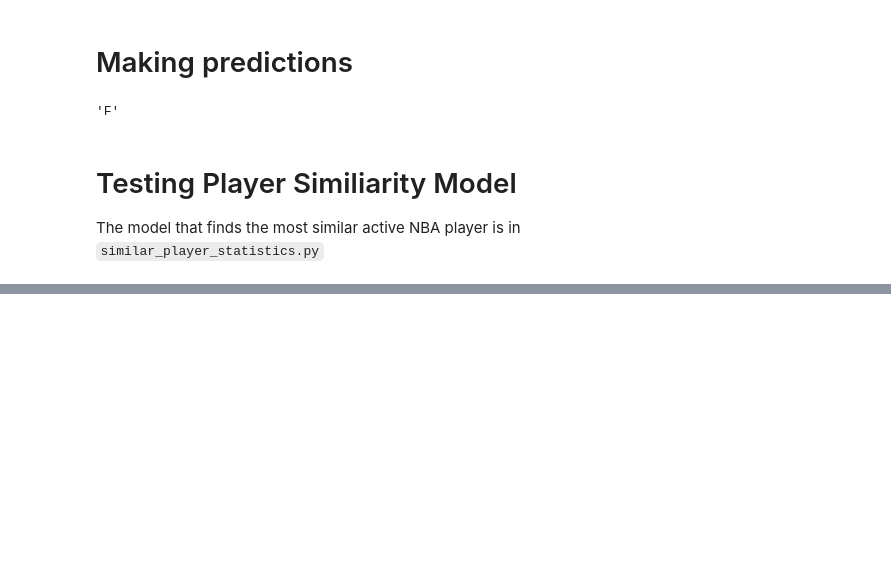
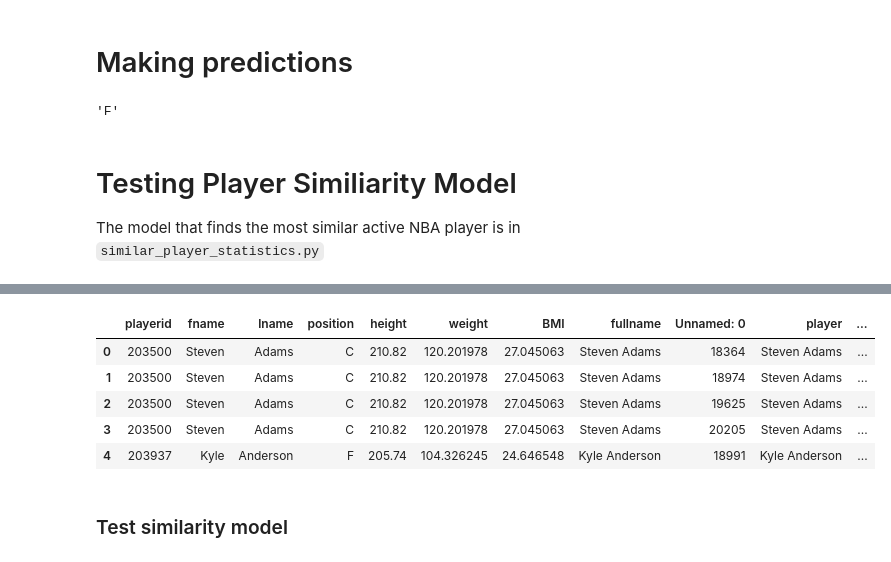
Before and after one commit to danielliu2707/positionn, a Jupyter notebook: player_statistics.ipynb, the cells around one changed output, grey strips where cells are left out. Cells and saved outputs as stored; diff of their text form; code cells hidden in the pictures; blank space fills up the shorter version.

```diff
--- a/player_statistics.ipynb
+++ b/player_statistics.ipynb
@@ -42,6 +42,8 @@ np.random.seed(0)
 # Reading in data
 player_statistics = pd.read_csv(os.path.join("data", "Seasons_Stats.csv"))
 active_players = pd.read_csv(os.path.join("data", "active_players.csv"))
+active_players_processed = pd.read_csv(os.path.join("data", "active_players_processed.csv"))
+player_statistics_processed = pd.read_csv(os.path.join("data", "player_stats_processed.csv"))
 # %%
 player_statistics.head()
 # %% [output]
@@ -249,0 +273,4 @@ The model that finds the most similar active NBA player is in `similar_player_st
+# %%
+# Concatenate first and last names in active players
+active_players_concat = active_players_processed.copy()
+active_players_concat['fullname'] = active_players_processed['fname'] + ' ' + active_players_processed['lname']
@@ -249,0 +286,12 @@ The model that finds the most similar active NBA player is in `similar_player_st
+# %%
+# Attach on player year-by-year statistics of active players:
+active_player_statistics = pd.merge(active_players_concat, player_statistics_processed, left_on = 'fullname', right_on = 'player', how = 'inner')
+
+active_player_statistics.head()
+# %% [output]
+|  | playerid | fname | lname | position | height | weight | BMI | fullname | Unnamed: 0 | player | ... |
+| 0 | 203500 | Steven | Adams | C | 210.82 | 120.201978 | 27.045063 | Steven Adams | 18364 | Steven Adams | ... |
+| 1 | 203500 | Steven | Adams | C | 210.82 | 120.201978 | 27.045063 | Steven Adams | 18974 | Steven Adams | ... |
+| 2 | 203500 | Steven | Adams | C | 210.82 | 120.201978 | 27.045063 | Steven Adams | 19625 | Steven Adams | ... |
+| 3 | 203500 | Steven | Adams | C | 210.82 | 120.201978 | 27.045063 | Steven Adams | 20205 | Steven Adams | ... |
+| 4 | 203937 | Kyle | Anderson | F | 205.74 | 104.326245 | 24.646548 | Kyle Anderson | 18991 | Kyle Anderson | ... |
@@ -249,0 +301,2 @@ The model that finds the most similar active NBA player is in `similar_player_st
+# %% [markdown]
+### Test similarity model
```
Also changed, not shown: parts of 9 cells of this notebook, 7 other files.
